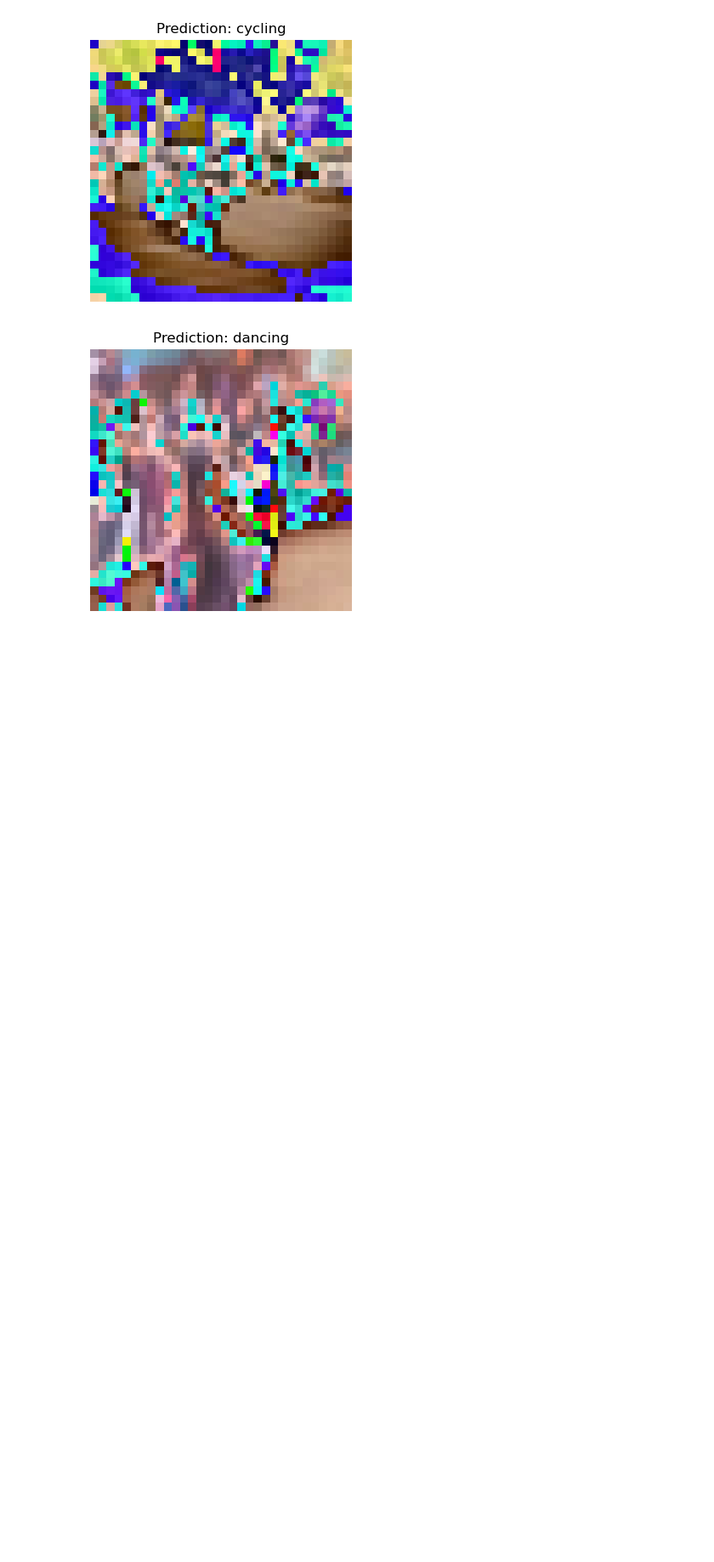
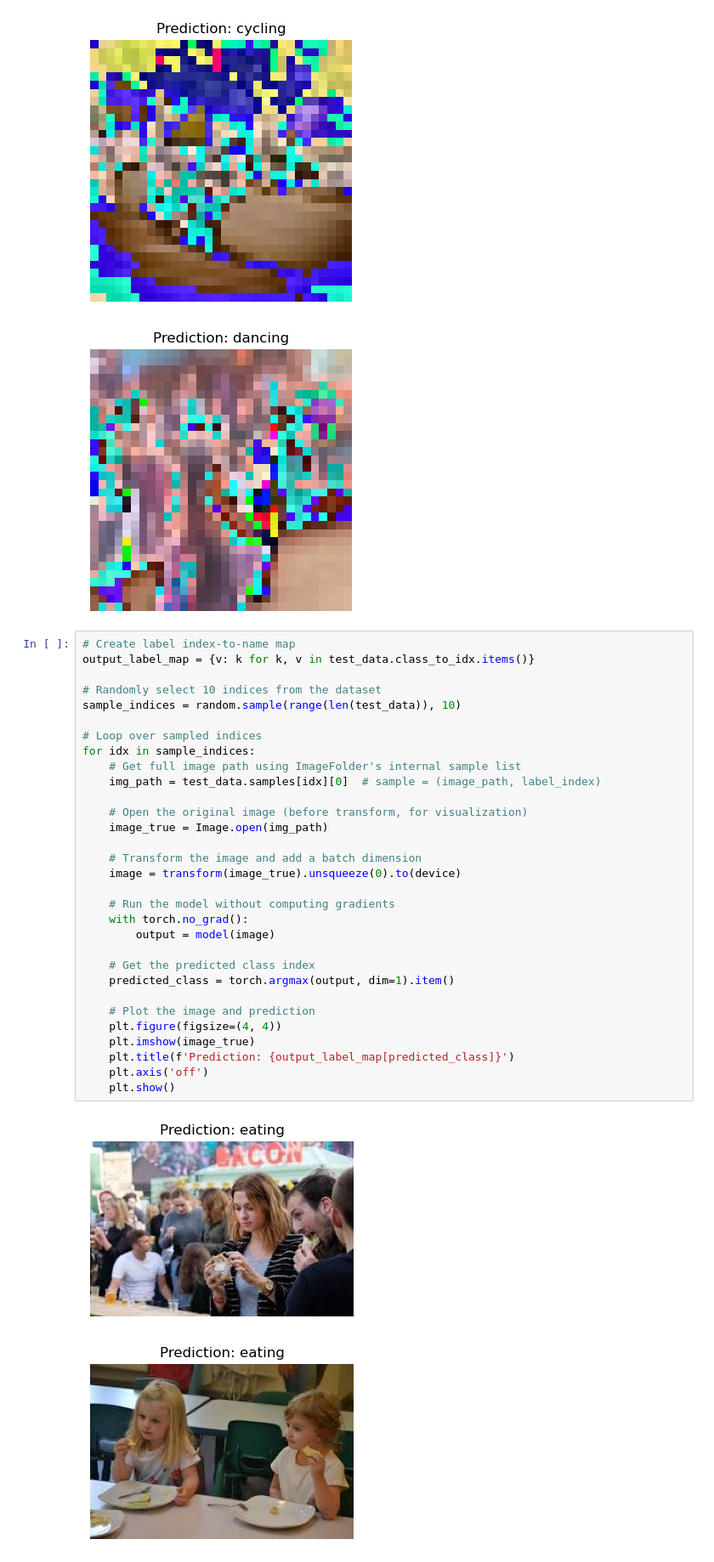
Before and after one commit to SamAdebisi/Computer-Vision-using-PyTorch, a Jupyter notebook: models/LeNet.ipynb, the cells around one changed output. Shown at 85% size. Saved outputs shown, nothing was run; the diff lists cells and outputs as text; blank space fills up the shorter version.

```diff
--- a/models/LeNet.ipynb
+++ b/models/LeNet.ipynb
@@ -403,3 +403,37 @@ for idx in sample_indices:
 [figure]
 [figure]
 [figure]
+# %%
+# Create label index-to-name map
+output_label_map = {v: k for k, v in test_data.class_to_idx.items()}
+
+# Randomly select 10 indices from the dataset
+sample_indices = random.sample(range(len(test_data)), 10)
+
+# Loop over sampled indices
+for idx in sample_indices:
+    # Get full image path using ImageFolder's internal sample list
+    img_path = test_data.samples[idx][0]  # sample = (image_path, label_index)
+
+    # Open the original image (before transform, for visualization)
+    image_true = Image.open(img_path)
+
+    # Transform the image and add a batch dimension
+    image = transform(image_true).unsqueeze(0).to(device)
+
+    # Run the model without computing gradients
+    with torch.no_grad():
+        output = model(image)
+
+    # Get the predicted class index
+    predicted_class = torch.argmax(output, dim=1).item()
+
+    # Plot the image and prediction
+    plt.figure(figsize=(4, 4))
+    plt.imshow(image_true)
+    plt.title(f'Prediction: {output_label_map[predicted_class]}')
+    plt.axis('off')
+    plt.show()
+# %% [output]
+[figure, added]
+[figure, added]
```
Also changed, not shown: parts of 1 cell of this notebook.
